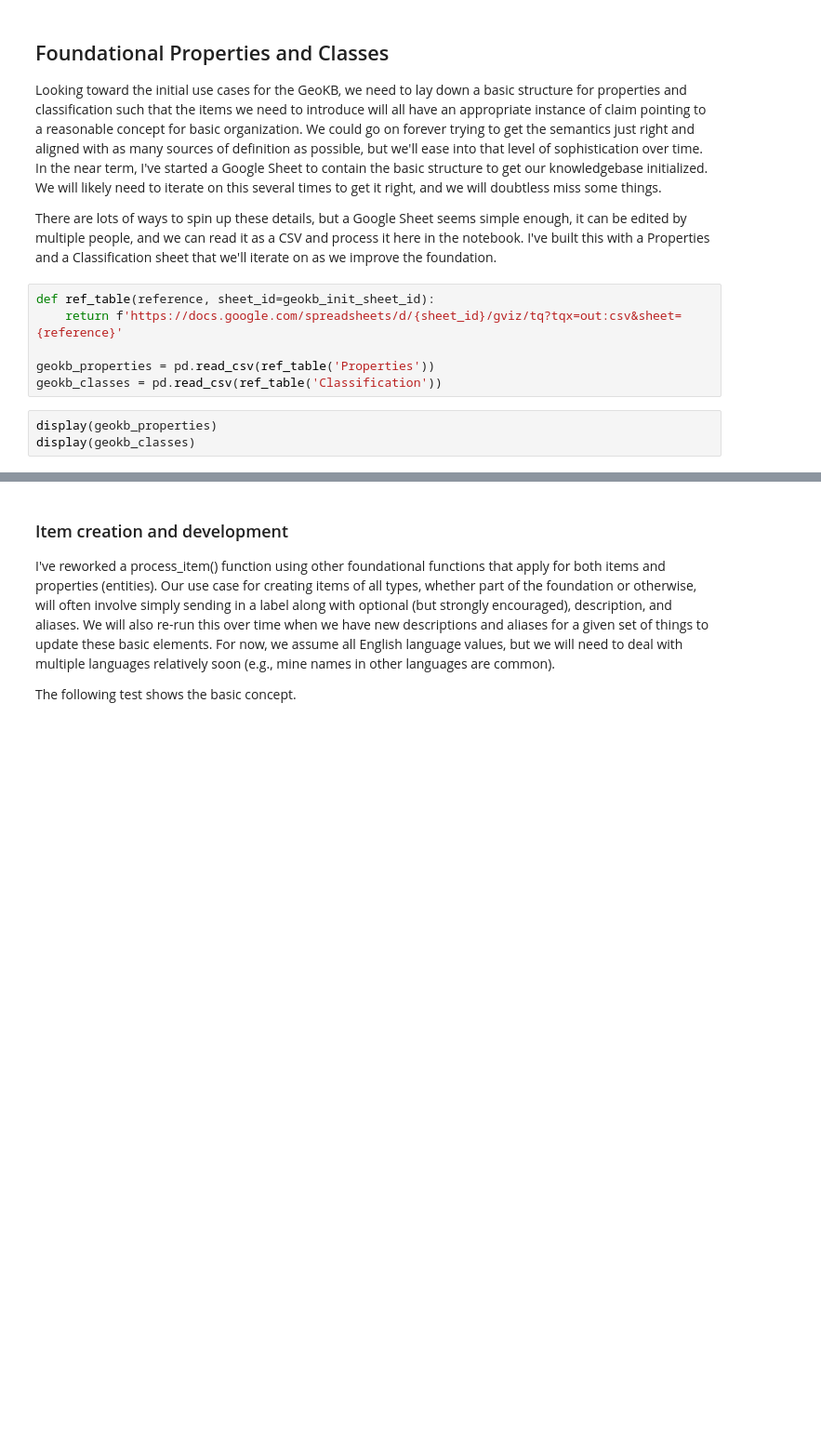
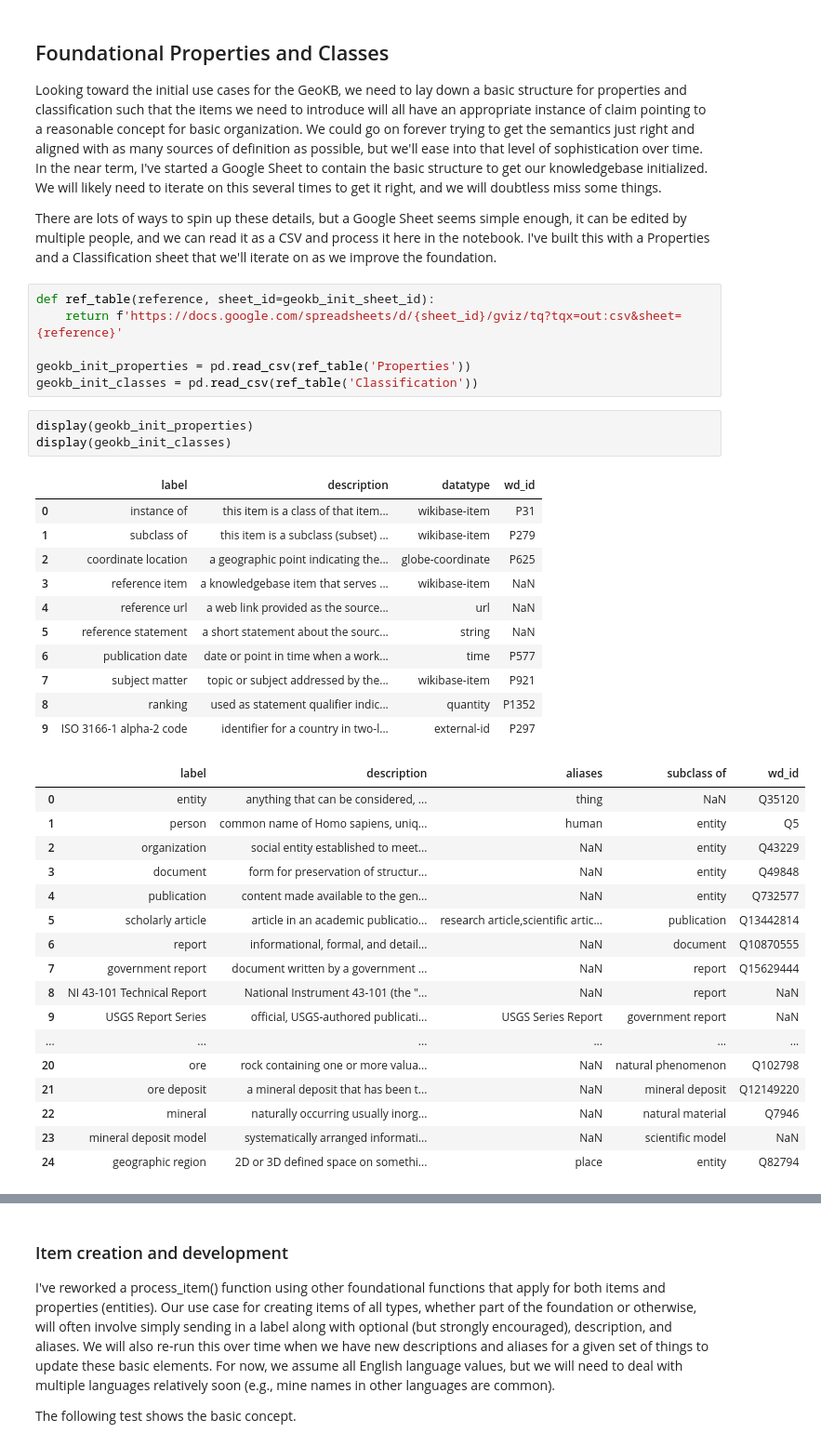
Before and after one commit to skybristol/geokb, a Jupyter notebook: Initialize GeoKB.ipynb, the cells around one changed output, grey strips where cells are left out. Shown at 93% size. Drawn from its saved outputs; the diff is of its cells as text; blank space fills up the shorter version.

```diff
--- a/Initialize GeoKB.ipynb
+++ b/Initialize GeoKB.ipynb
@@ -294,8 +66,37 @@ There are lots of ways to spin up these details, but a Google Sheet seems simple
 def ref_table(reference, sheet_id=geokb_init_sheet_id):
     return f'https://docs.google.com/spreadsheets/d/{sheet_id}/gviz/tq?tqx=out:csv&sheet={reference}'
 
-geokb_properties = pd.read_csv(ref_table('Properties'))
-geokb_classes = pd.read_csv(ref_table('Classification'))
+geokb_init_properties = pd.read_csv(ref_table('Properties'))
+geokb_init_classes = pd.read_csv(ref_table('Classification'))
 # %%
-display(geokb_properties)
-display(geokb_classes)
+display(geokb_init_properties)
+display(geokb_init_classes)
+# %% [output]
+|  | label | description | datatype | wd_id |
+| 0 | instance of | this item is a class of that item... | wikibase-item | P31 |
+| 1 | subclass of | this item is a subclass (subset) ... | wikibase-item | P279 |
+| 2 | coordinate location | a geographic point indicating the... | globe-coordinate | P625 |
+| 3 | reference item | a knowledgebase item that serves ... | wikibase-item | NaN |
+| 4 | reference url | a web link provided as the source... | url | NaN |
+| 5 | reference statement | a short statement about the sourc... | string | NaN |
+| 6 | publication date | date or point in time when a work... | time | P577 |
+| 7 | subject matter | topic or subject addressed by the... | wikibase-item | P921 |
+| 8 | ranking | used as statement qualifier indic... | quantity | P1352 |
+| 9 | ISO 3166-1 alpha-2 code | identifier for a country in two-l... | external-id | P297 |
+|  | label | description | aliases | subclass of | wd_id |
+| 0 | entity | anything that can be considered, ... | thing | NaN | Q35120 |
+| 1 | person | common name of Homo sapiens, uniq... | human | entity | Q5 |
+| 2 | organization | social entity established to meet... | NaN | entity | Q43229 |
+| 3 | document | form for preservation of structur... | NaN | entity | Q49848 |
+| 4 | publication | content made available to the gen... | NaN | entity | Q732577 |
+| 5 | scholarly article | article in an academic publicatio... | research article,scientific artic... | publication | Q13442814 |
+| 6 | report | informational, formal, and detail... | NaN | document | Q10870555 |
+| 7 | government report | document written by a government ... | NaN | report | Q15629444 |
+| 8 | NI 43-101 Technical Report | National Instrument 43-101 (the "... | NaN | report | NaN |
+| 9 | USGS Report Series | official, USGS-authored publicati... | USGS Series Report | government report | NaN |
+| ... | ... | ... | ... | ... | ... |
+| 20 | ore | rock containing one or more valua... | NaN | natural phenomenon | Q102798 |
+| 21 | ore deposit | a mineral deposit that has been t... | NaN | mineral deposit | Q12149220 |
+| 22 | mineral | naturally occurring usually inorg... | NaN | natural material | Q7946 |
+| 23 | mineral deposit model | systematically arranged informati... | NaN | scientific model | NaN |
+| 24 | geographic region | 2D or 3D defined space on somethi... | place | entity | Q82794 |
```
Also changed, not shown: parts of 25 cells of this notebook, 1 other file.
